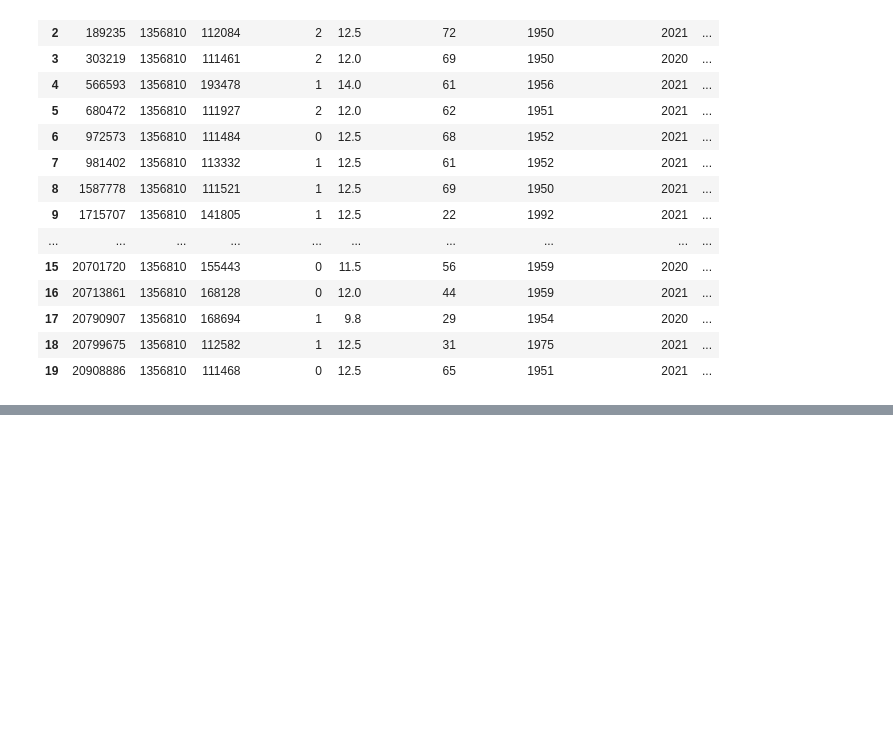
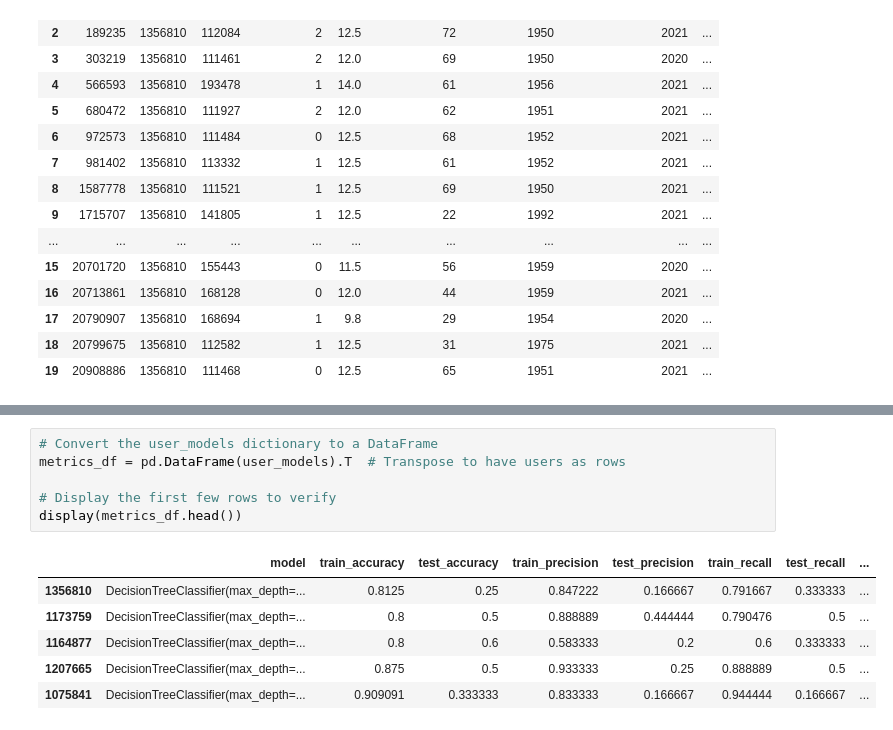
Before and after one commit to NikiLalev/rs_project_group12, a Jupyter notebook: experiments/final_individual_recsys_joao.ipynb, the cells around one changed output, grey strips where cells are left out. Drawn from its saved outputs; the diff is of its cells as text; blank space fills up the shorter version.

```diff
--- a/experiments/final_individual_recsys_joao.ipynb
+++ b/experiments/final_individual_recsys_joao.ipynb
@@ -251,0 +381,13 @@ Merged Data:
+# %%
+# Convert the user_models dictionary to a DataFrame
+metrics_df = pd.DataFrame(user_models).T  # Transpose to have users as rows
+
+# Display the first few rows to verify
+display(metrics_df.head())
+# %% [output]
+|  | model | train_accuracy | test_accuracy | train_precision | test_precision | train_recall | test_recall | ... |
+| 1356810 | DecisionTreeClassifier(max_depth=... | 0.8125 | 0.25 | 0.847222 | 0.166667 | 0.791667 | 0.333333 | ... |
+| 1173759 | DecisionTreeClassifier(max_depth=... | 0.8 | 0.5 | 0.888889 | 0.444444 | 0.790476 | 0.5 | ... |
+| 1164877 | DecisionTreeClassifier(max_depth=... | 0.8 | 0.6 | 0.583333 | 0.2 | 0.6 | 0.333333 | ... |
+| 1207665 | DecisionTreeClassifier(max_depth=... | 0.875 | 0.5 | 0.933333 | 0.25 | 0.888889 | 0.5 | ... |
+| 1075841 | DecisionTreeClassifier(max_depth=... | 0.909091 | 0.333333 | 0.833333 | 0.166667 | 0.944444 | 0.166667 | ... |
```
Also changed, not shown: parts of 8 cells of this notebook.
